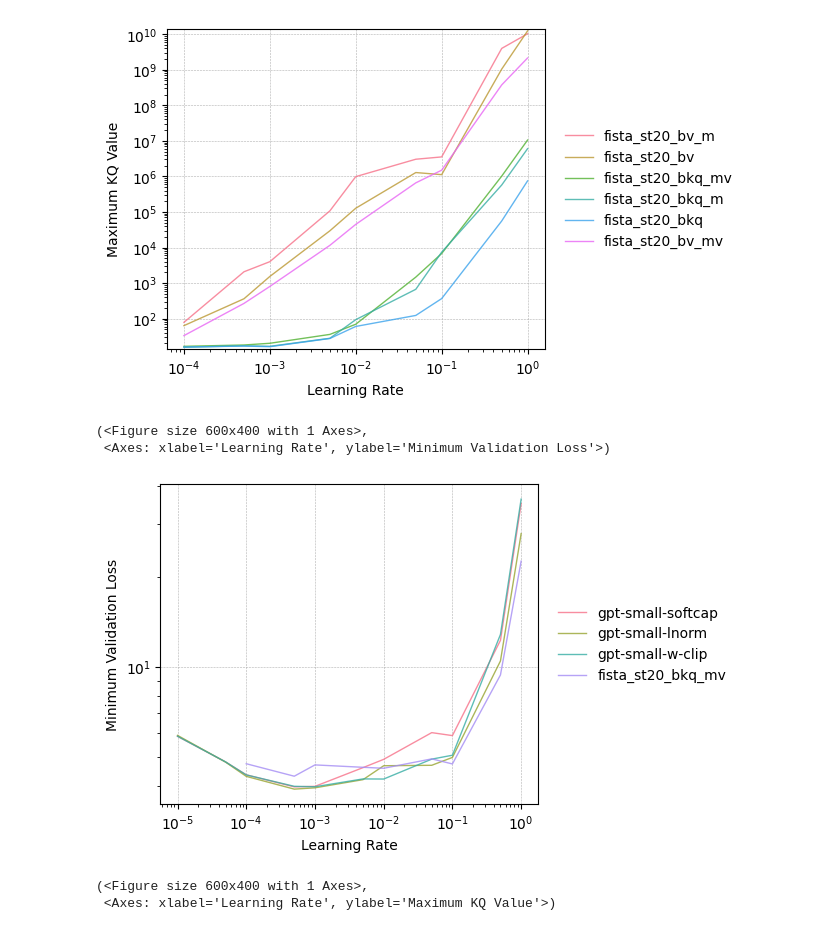
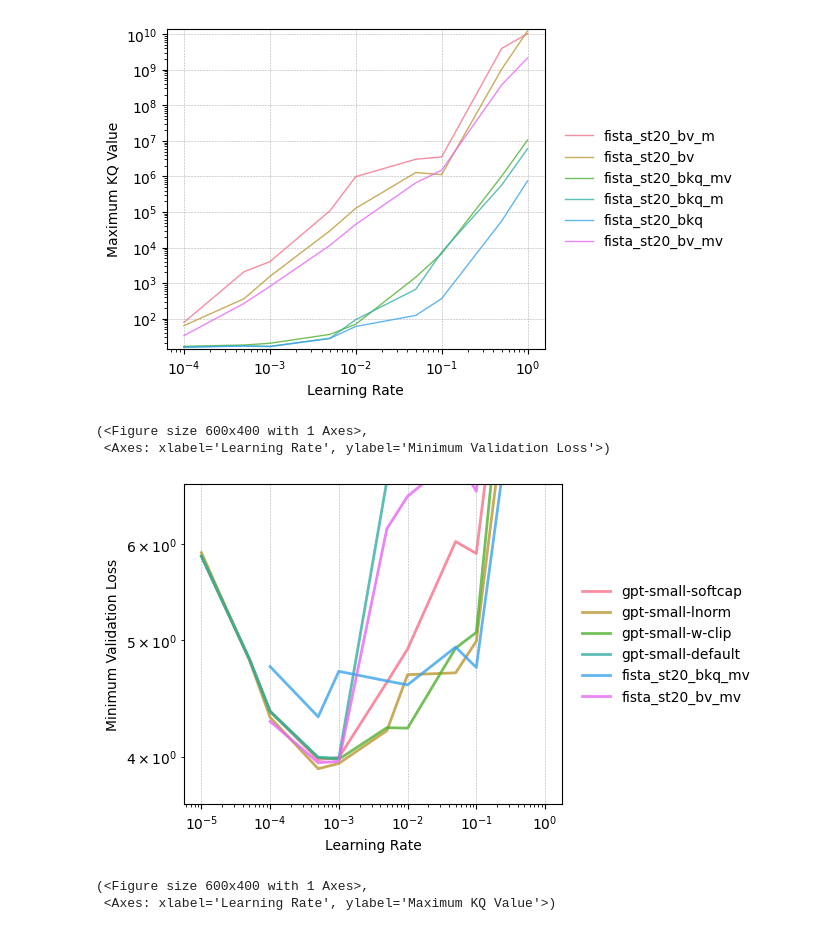
Before and after one commit to gowerrobert/GPT-opt, a Jupyter notebook: sweeps/sweep_lr_baselines.ipynb, the cells around one changed output. Saved outputs shown, nothing was run; the diff lists cells and outputs as text; code cells hidden in the pictures.

```diff
--- a/sweeps/sweep_lr_baselines.ipynb
+++ b/sweeps/sweep_lr_baselines.ipynb
@@ -9,10 +9,11 @@ script_name = "../scripts/run_fineweb1B_adam.sh"
 df, _ = load_sweep_jsons(param_configs, script_name)
 # %%
 # d_conf = {model_name: (param_configs, list_scripts)}
-d_conf = {"fista_st100_bv": ("../param_configs/attn_fista_rhomu_best1_lr_sweep.json" ,
-                           "../scripts/run_fineweb1B_adam_fista.sh"),
-          "fista_st50_bv": ("../param_configs/attn_fista_rhomu_best3_lr_sweep.json" ,
-                           "../scripts/run_fineweb1B_adam_fista.sh"),
+d_conf = {
+        #   "fista_st100_bv": ("../param_configs/attn_fista_rhomu_best1_lr_sweep.json" ,
+        #                    "../scripts/run_fineweb1B_adam_fista.sh"),
+        #   "fista_st50_bv": ("../param_configs/attn_fista_rhomu_best3_lr_sweep.json" ,
+        #                    "../scripts/run_fineweb1B_adam_fista.sh"),
           "fista_st20_bv": ("../param_configs/attn_fista_rhomu_best5_lr_sweep.json" ,
                            "../scripts/run_fineweb1B_adam_fista.sh"),
           "fista_st20_bkq": ("../param_configs/attn_fista_rhomu_best5p75_lr_sweep.json" ,
@@ -77,11 +83,11 @@ plot_lr_sweep_over_models(df[df["model"].str.contains("fista_st20")], ycol="kq_m
 [figure]
 # %%
 plot_lr_sweep_over_models(df[df["model"].isin(['gpt-small-softcap', 'gpt-small-lnorm', 'gpt-small-w-clip',
-                                            #    'gpt-small-default',
-                                               'fista_st20_bkq_mv'])], ycol="min_val_loss", ylog=True, linewidth=1)
+                                               'gpt-small-default',
+                                               'fista_st20_bkq_mv', 'fista_st20_bv_mv'])], ycol="min_val_loss", ylog=True, linewidth=2, ylim=(4.1, 6))
 # %% [output]
 (<Figure size 600x400 with 1 Axes>,
  <Axes: xlabel='Learning Rate', ylabel='Minimum Validation Loss'>)
-[figure, old version]
+[figure, new version]
 # %%
 plot_lr_sweep_over_models(df[df["model"].isin(['gpt-small-softcap', 'gpt-small-lnorm', 'gpt-small-w-clip',
```
Also changed, not shown: parts of 6 cells of this notebook, 9 other files.
